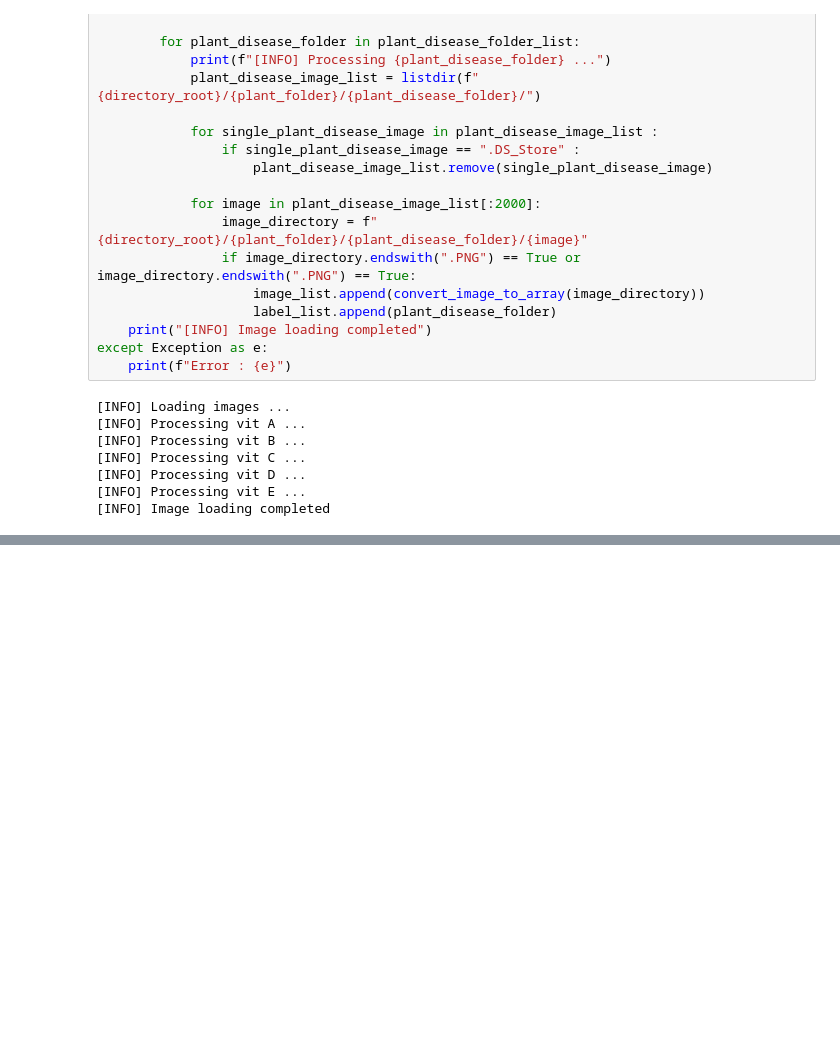
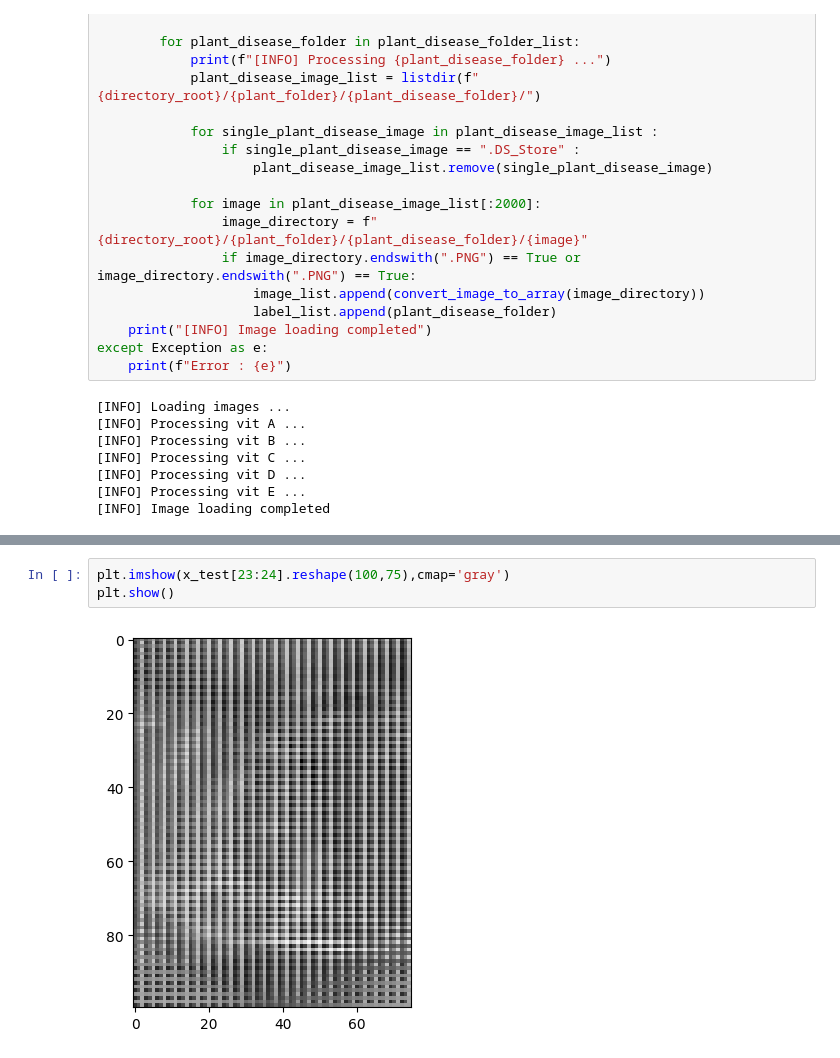
Before and after one commit to Dhiraj455/Vitamin-Deficiency-Recognition, a Jupyter notebook: disease.ipynb, the cells around one changed output, grey strips where cells are left out. Drawn from its saved outputs; the diff is of its cells as text; blank space fills up the shorter version.

```diff
--- a/disease.ipynb
+++ b/disease.ipynb
@@ -91,0 +310,5 @@ except Exception as e:
+# %%
+plt.imshow(x_test[23:24].reshape(100,75),cmap='gray')
+plt.show()
+# %% [output]
+[figure, added]
```
Also changed, not shown: parts of 10 cells of this notebook, 2 other files.
